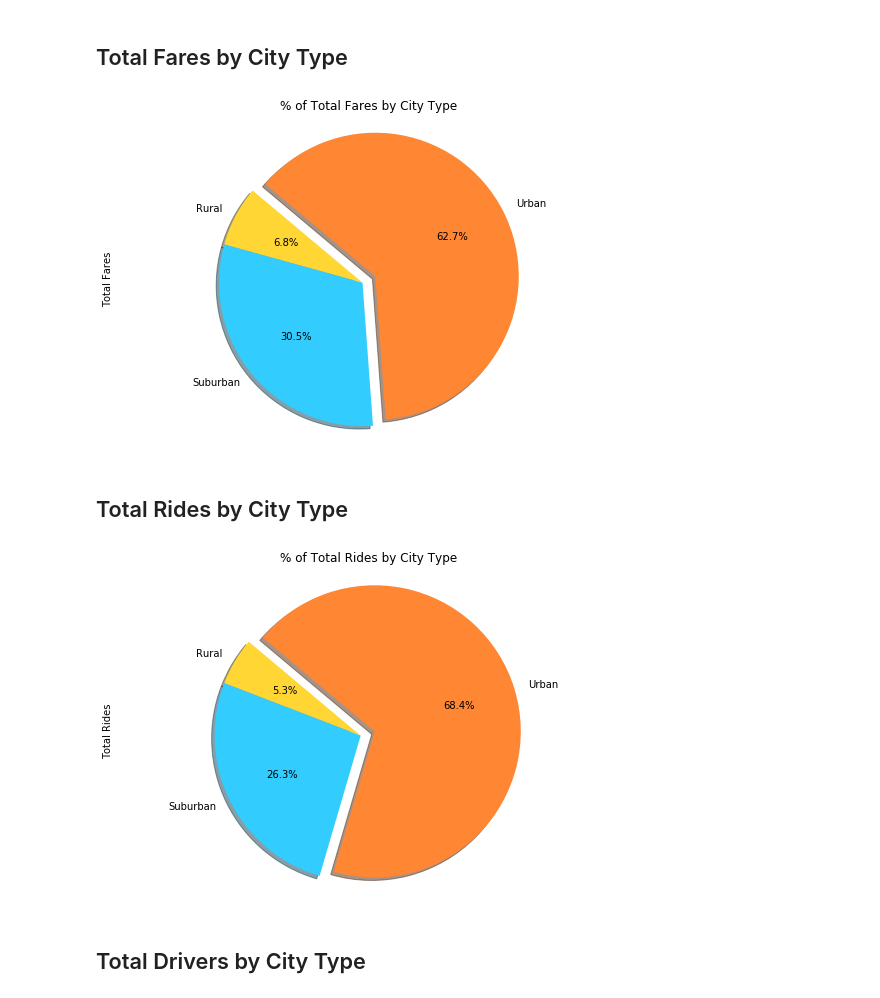
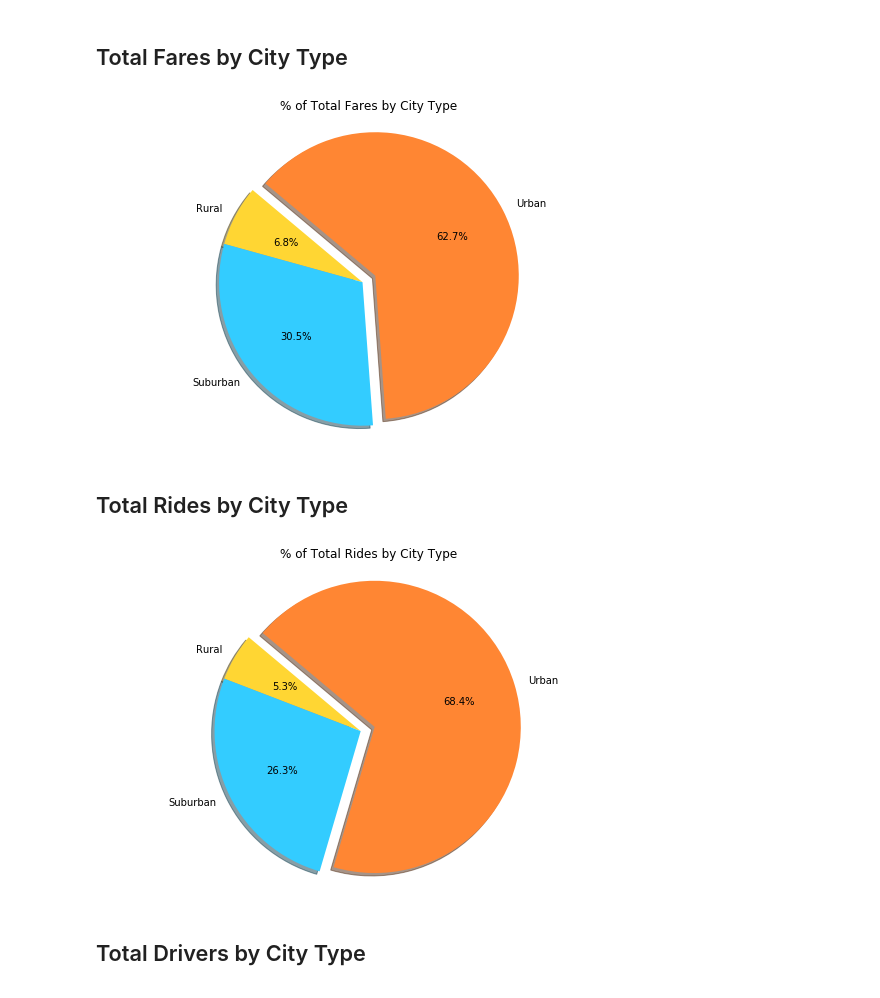
Before and after one commit to Omar-Castillo/Homework, a Jupyter notebook: Matplotlib/Pyber/pyber_OC_hw.ipynb, the cells around one changed output. Drawn from its saved outputs; the diff is of its cells as text; code cells hidden in the pictures.

```diff
--- a/Matplotlib/Pyber/pyber_OC_hw.ipynb
+++ b/Matplotlib/Pyber/pyber_OC_hw.ipynb
@@ -166,26 +166,32 @@ total_fares_types.plot.pie(y="Total Fares",autopct="%1.1f%%",colors=colors, titl
 #ensures we have a perfect circle
 plt.axis("equal")
 
+#remove the y-axis from showing
+plt.axis('off')
+
 # Save Figure
 plt.savefig("../Images/Percent_By_City_Type.png")
 
 plt.show()
 # %% [output]
-[figure, old version]
+[figure, new version]
 # %% [markdown]
 ## Total Rides by City Type
 # %%
 
 # Build Pie Chart
 total_fares_types.plot.pie(y="Total Rides",autopct="%1.1f%%",colors=colors, title= "% of Total Rides by City Type", legend=False
                           , startangle=140, explode=explode, figsize=[9,6], shadow=True)
 #ensures we have a perfect circle
 plt.axis("equal")
 
+#remove the y-axis from showing
+plt.axis('off')
+
 #Save Figure
 plt.savefig("../Images/Percent of Total Rides by City Type.png")
 # %% [output]
-[figure, old version]
+[figure, new version]
 # %%
 # Show Figure
 plt.show()
```
Also changed, not shown: parts of 2 cells of this notebook, 4 other files.
